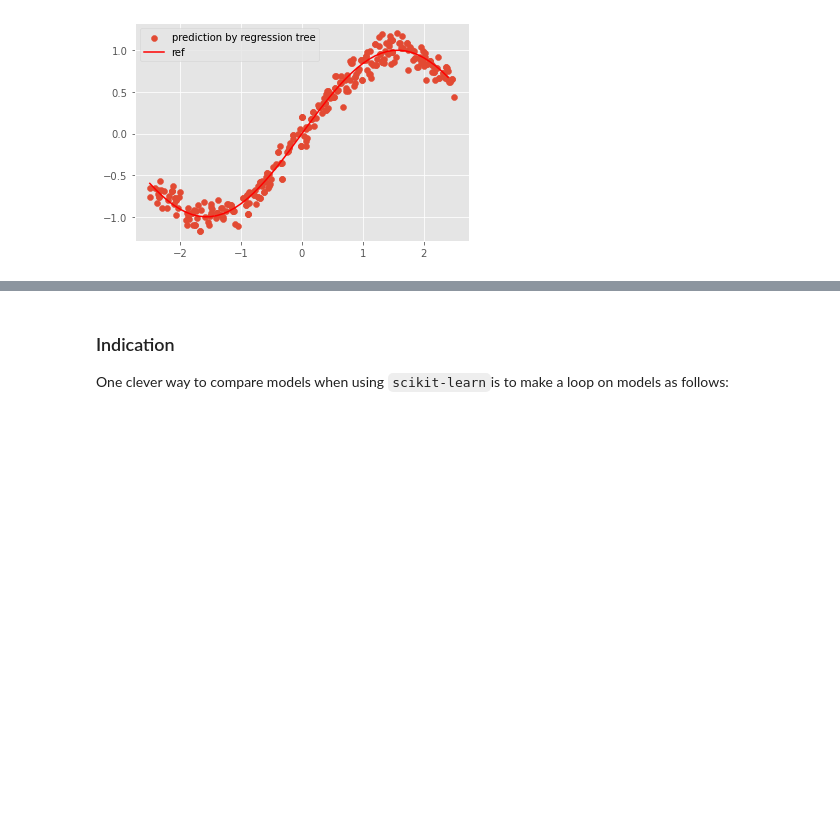
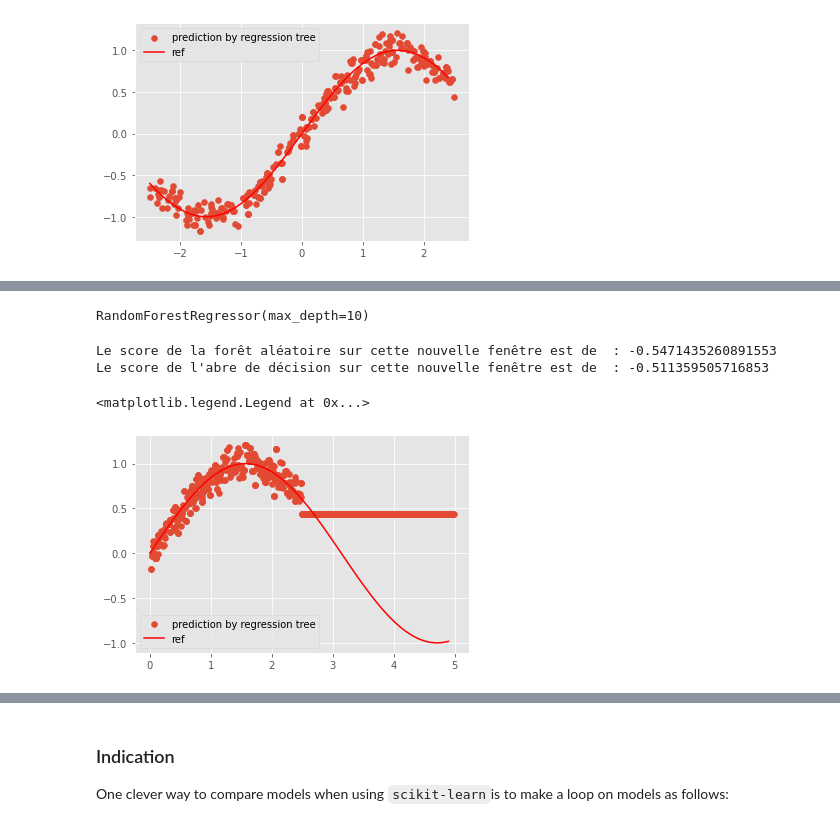
Before and after one commit to VictorCilleros/ML, a Jupyter notebook: TP4_decision_trees/TP4_decision_trees.ipynb, the cells around one changed output, grey strips where cells are left out. Saved outputs shown, nothing was run; the diff lists cells and outputs as text; code cells hidden in the pictures; blank space fills up the shorter version.

```diff
--- a/TP4_decision_trees/TP4_decision_trees.ipynb
+++ b/TP4_decision_trees/TP4_decision_trees.ipynb
@@ -686,0 +707,31 @@ Précision de l'abre de régression    : 0.9632
+# %%
+start = 0
+end = start+5
+x_new_fen = np.random.uniform(start,end, 1000)
+y_new_fen = np.cos(x) + np.random.normal(0, .1, 1000)
+df_sin_new_fen = pd.DataFrame({'x':x_new_fen,'f(x)':y_new_fen})
+#df_train_new_fen,df_test_new_fen = train_test_split(df_sin_new_fen, test_size=0.2, random_state=42)
+# %%
+regrf = RandomForestRegressor(n_estimators=100, max_depth=10)
+clf_decisionTree = DecisionTreeRegressor()
+
+clf_decisionTree = clf_decisionTree.fit(df_train['x'].values.reshape(-1, 1),df_train['f(x)'].values.reshape(-1,1))
+regrf.fit(df_train['x'].values.reshape(-1, 1),df_train['f(x)'].values.reshape(-1,1).ravel())
+# %% [output]
+RandomForestRegressor(max_depth=10)
+# %%
+scoreForest_new_fen = regrf.score(df_sin_new_fen['x'].values.reshape(-1,1),df_sin_new_fen['f(x)'].values.reshape(-1,1))
+scoreDecisionTree_new_fen = clf_decisionTree.score(df_sin_new_fen['x'].values.reshape(-1,1),df_sin_new_fen['f(x)'].values.reshape(-1,1))
+print(f"Le score de la forêt aléatoire sur cette nouvelle fenêtre est de  : {scoreForest_new_fen}")
+print(f"Le score de l'abre de décision sur cette nouvelle fenêtre est de  : {scoreDecisionTree_new_fen}")
+# %% [output]
+Le score de la forêt aléatoire sur cette nouvelle fenêtre est de  : -0.5471435260891553
+Le score de l'abre de décision sur cette nouvelle fenêtre est de  : -0.511359505716853
+# %%
+plt.figure()
+plt.scatter(df_sin_new_fen['x'].values.reshape(-1,1),clf_decisionTree.predict(df_sin_new_fen['x'].values.reshape(-1,1)),label='prediction by regression tree')
+plt.plot(np.arange(start,end,0.1),np.sin(np.arange(start,end,0.1)),'r-',label='ref')
+plt.legend()
+# %% [output]
+<matplotlib.legend.Legend at 0x...>
+[figure, added]
```
Also changed, not shown: parts of 16 cells of this notebook.
